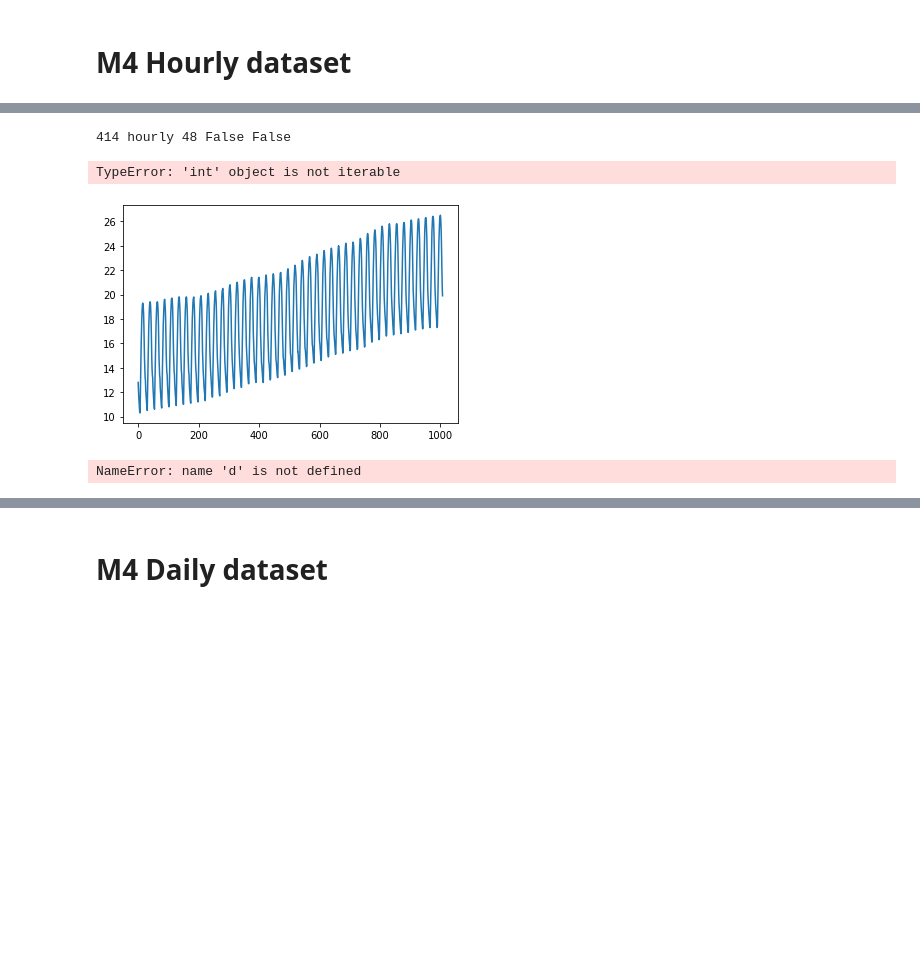
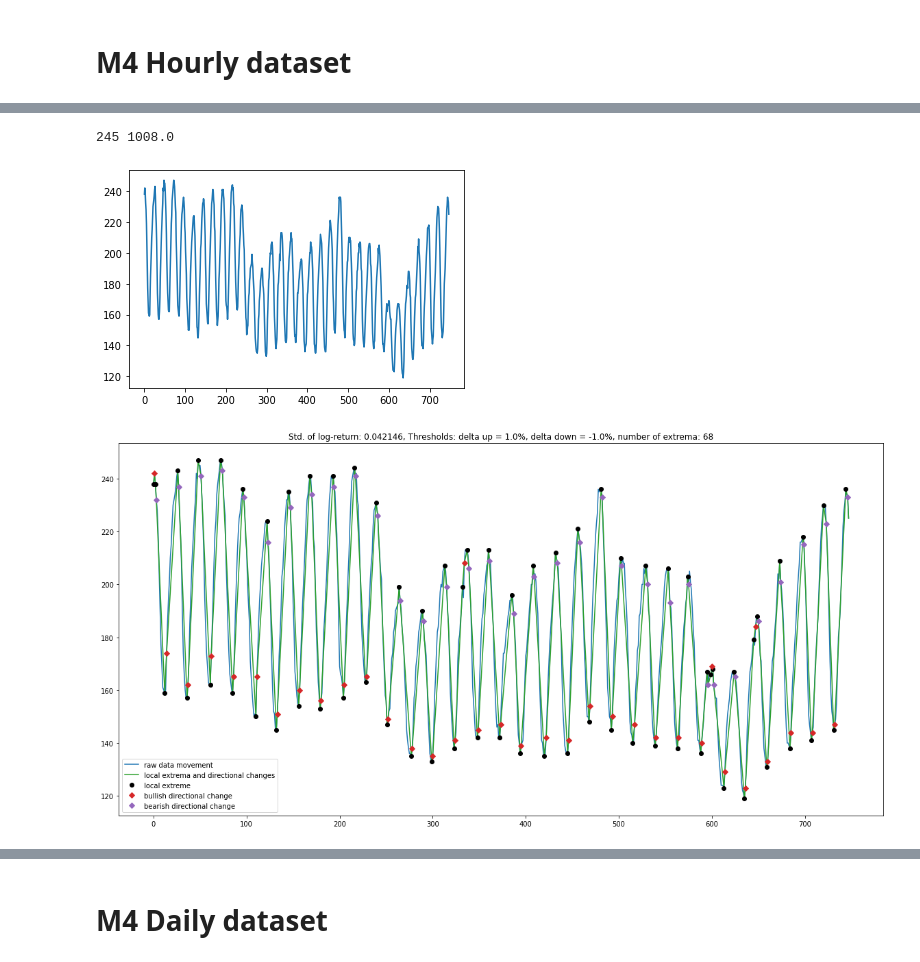
Before and after one commit to LinusLin6769/DCLaboratory01, a Jupyter notebook: playground.ipynb, the cells around one changed output, grey strips where cells are left out. Cells and saved outputs as stored; diff of their text form; code cells hidden in the pictures; blank space fills up the shorter version.

```diff
--- a/playground.ipynb
+++ b/playground.ipynb
@@ -506,11 +501,8 @@ FileNotFoundError: [Errno 2] No such file or directory: 'datasets/m4_hourly_data
-# %%
-print(len(df), frequency, forecast_horizon, missing_values, equal_len)
-# %% [output]
-414 hourly 48 False False
+# %%
+import json
+with open('datasets/m4_hourly_dataset.json') as file:
+    d = json.load(file)
 # %%
-arr = df.values
-arr = arr.T
-d = {i: list(a) for i, a in enumerate(arr[2])}
 
 lens = []
 min_len = 1000
@@ -521,16 +513,15 @@ for k, v in d.items():
 
 print(len(lens), np.mean(lens))
 # %% [output]
-TypeError: 'int' object is not iterable
+245 1008.0
 # %%
-plt.plot(d[169])
+plt.plot(d['13'])
 plt.show()
 # %% [output]
-[figure, old version]
+[figure, new version]
-# %%
-import json
-
-with open(f'datasets/m4_hourly_dataset.json', 'r') as file:
-    json.dump(d, file)
-# %% [output]
-NameError: name 'd' is not defined
+# %%
+t7 = DCTransformer()
+t7.transform(d['13'], threshold=(0.01, -0.01), kind='linear')
+t7.make_plot(marks=True)
+# %% [output]
+[figure, added]
```
Also changed, not shown: parts of 6 cells of this notebook, 4 other files.
